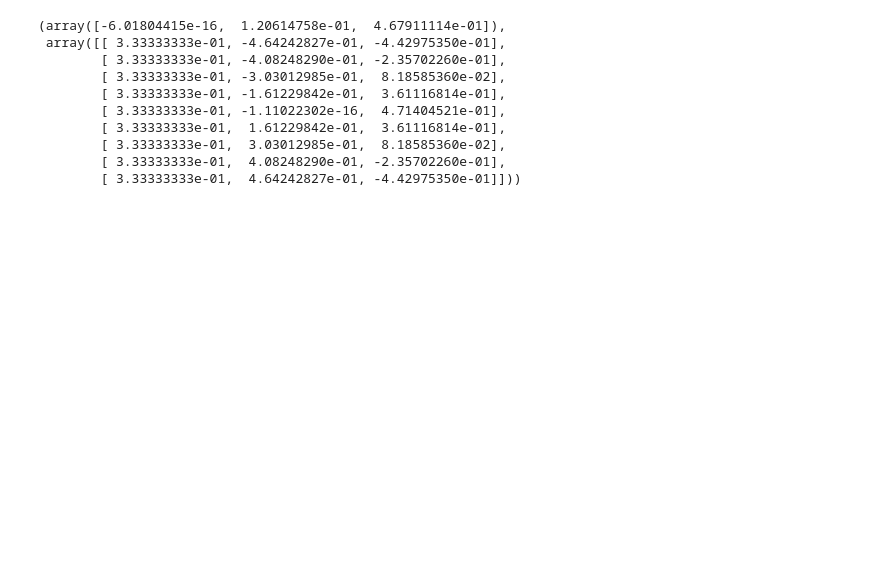
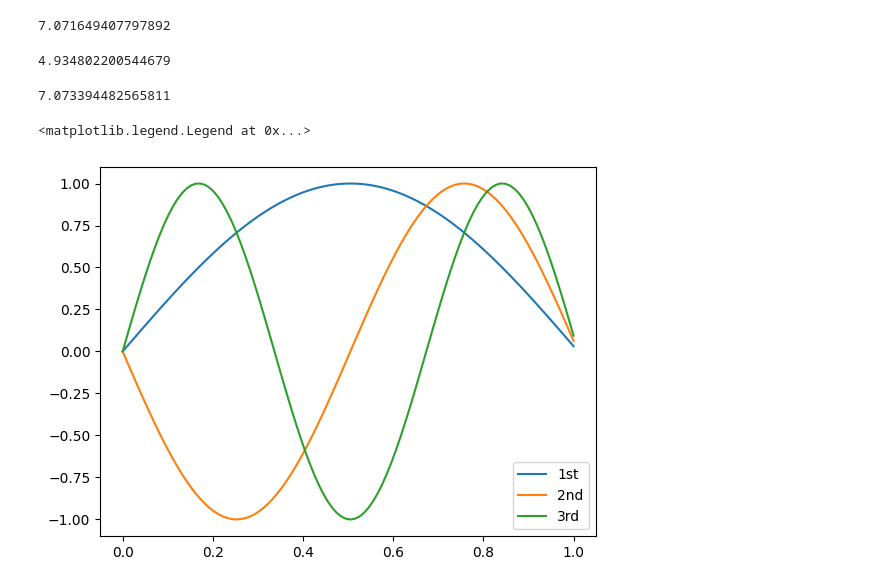
Before and after one commit to yamashun99/fem_schrodinger, a Jupyter notebook: examples/main_1d.ipynb, the cells around one changed output. Saved outputs shown, nothing was run; the diff lists cells and outputs as text; code cells hidden in the pictures; blank space fills up the shorter version.

```diff
--- a/examples/main_1d.ipynb
+++ b/examples/main_1d.ipynb
@@ -10,7 +11,15 @@ import importlib
 importlib.reload(src.fem_1d_eigen)
 from src.fem_1d_eigen import *
 # %%
-v = np.array([1, 2, 3, 4, 5, 6, 7, 8, 9])
-femeig = Fem1dEigen(v)
+xs = np.linspace(0, 1, 100)
+v = np.zeros_like(xs)
+dirichlet_bc = np.array([0, 0])
+femeig = Fem1dEigen(xs, v, dirichlet_bc)
 K = femeig.get_K()
-M = femeig.get_M()
+M = 2 * femeig.get_M()
+# %%
+xs = xs
+xs_next = np.roll(xs, -1)  # 次の座標点
+element_lengths = xs_next - xs  # 要素の長さ
+element_lengths = element_lengths[:-1]  # 最後の要素は不要
+element_lengths
@@ -17,15 +47,23 @@ M = femeig.get_M()
 # %%
-val, vec = eigsh(K, k=3, which="SM")
+val, vec = eigsh(K, k=3, M=M, which="SM")
-# %%
-val, vec
-# %% [output]
-(array([-6.01804415e-16,  1.20614758e-01,  4.67911114e-01]),
- array([[ 3.33333333e-01, -4.64242827e-01, -4.42975350e-01],
-        [ 3.33333333e-01, -4.08248290e-01, -2.35702260e-01],
-        [ 3.33333333e-01, -3.03012985e-01,  8.18585360e-02],
-        [ 3.33333333e-01, -1.61229842e-01,  3.61116814e-01],
-        [ 3.33333333e-01, -1.11022302e-16,  4.71404521e-01],
-        [ 3.33333333e-01,  1.61229842e-01,  3.61116814e-01],
-        [ 3.33333333e-01,  3.03012985e-01,  8.18585360e-02],
-        [ 3.33333333e-01,  4.08248290e-01, -2.35702260e-01],
-        [ 3.33333333e-01,  4.64242827e-01, -4.42975350e-01]]))
+# %%
+np.linalg.norm(vec[:, 0])
+# %% [output]
+7.071649407797892
+# %%
+np.pi**2 / 2
+# %% [output]
+4.934802200544679
+# %%
+np.linalg.norm(vec[:, 1])
+# %% [output]
+7.073394482565811
+# %%
+fig, ax = plt.subplots()
+ax.plot(xs, np.insert(vec[:, 0], 0, dirichlet_bc[0]), label="1st")
+ax.plot(xs, np.insert(vec[:, 1], 0, dirichlet_bc[0]), label="2nd")
+ax.plot(xs, np.insert(vec[:, 2], 0, dirichlet_bc[0]), label="3rd")
+ax.legend()
+# %% [output]
+<matplotlib.legend.Legend at 0x...>
+[figure, added]
```
Also changed, not shown: parts of 2 cells of this notebook, 6 other files.
